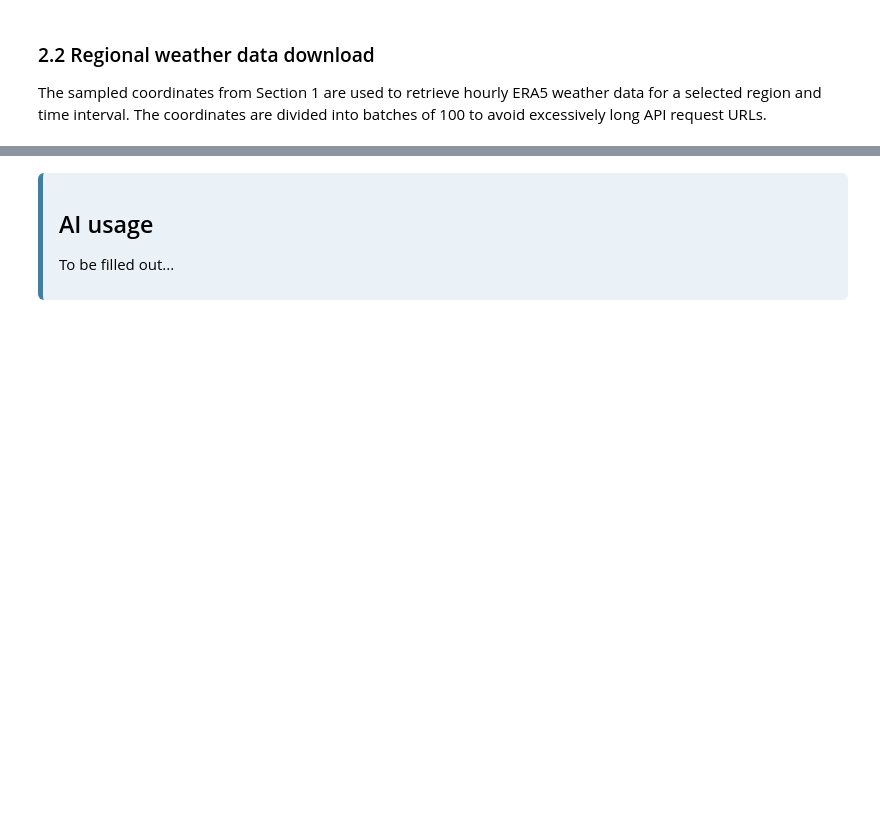
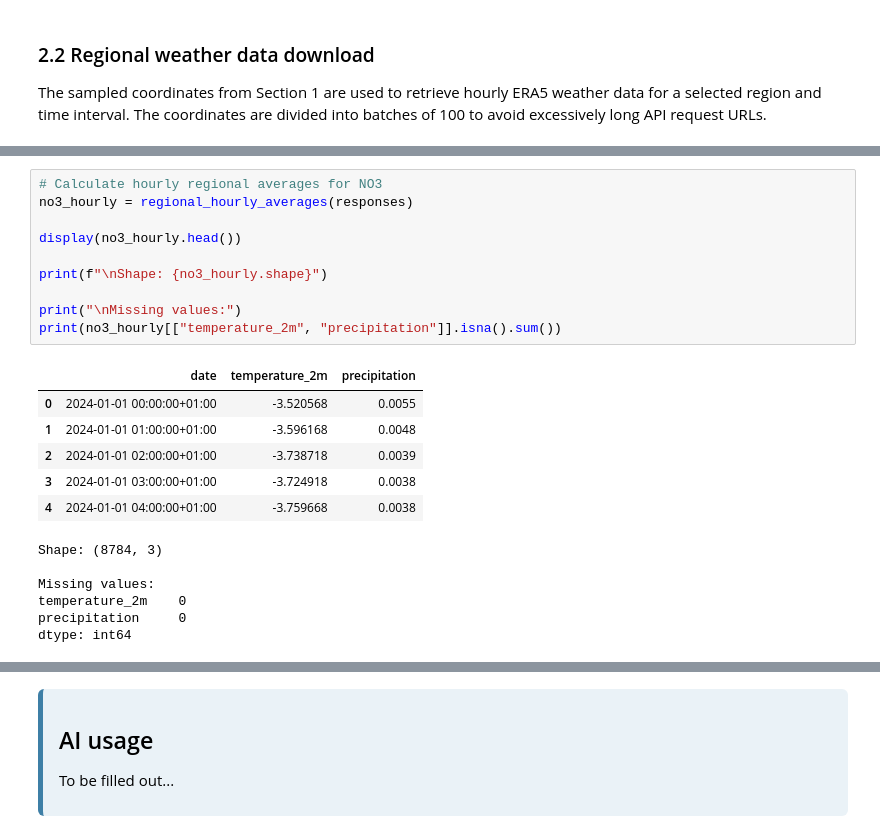
Before and after one commit to kahalandkh/IND320-kahaland, a Jupyter notebook: notebooks/project_work_part3.ipynb, the cells around one changed output, grey strips where cells are left out. Drawn from its saved outputs; the diff is of its cells as text; blank space fills up the shorter version.

```diff
--- a/notebooks/project_work_part3.ipynb
+++ b/notebooks/project_work_part3.ipynb
@@ -320,0 +346,23 @@ API responses: 1000
+# %%
+# Calculate hourly regional averages for NO3
+no3_hourly = regional_hourly_averages(responses)
+
+display(no3_hourly.head())
+
+print(f"\nShape: {no3_hourly.shape}")
+
+print("\nMissing values:")
+print(no3_hourly[["temperature_2m", "precipitation"]].isna().sum())
+# %% [output]
+|  | date | temperature_2m | precipitation |
+| 0 | 2024-01-01 00:00:00+01:00 | -3.520568 | 0.0055 |
+| 1 | 2024-01-01 01:00:00+01:00 | -3.596168 | 0.0048 |
+| 2 | 2024-01-01 02:00:00+01:00 | -3.738718 | 0.0039 |
+| 3 | 2024-01-01 03:00:00+01:00 | -3.724918 | 0.0038 |
+| 4 | 2024-01-01 04:00:00+01:00 | -3.759668 | 0.0038 |
+Shape: (8784, 3)
+
+Missing values:
+temperature_2m    0
+precipitation     0
+dtype: int64
```
Also changed, not shown: parts of 14 cells of this notebook, 5 other files.
